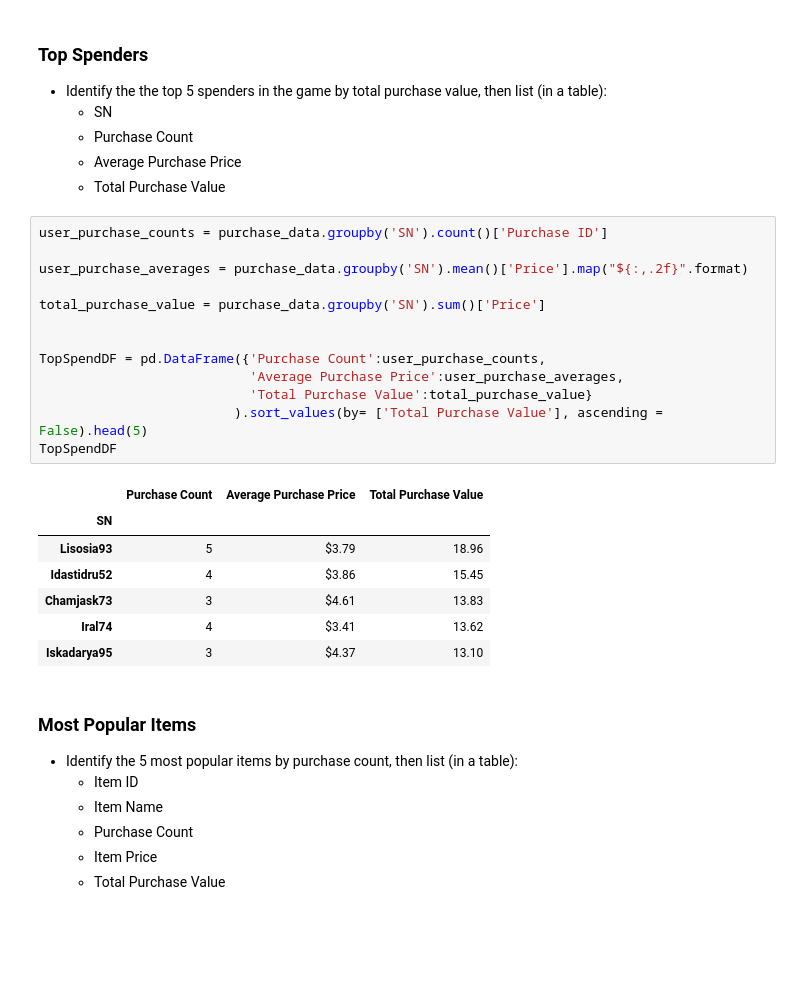
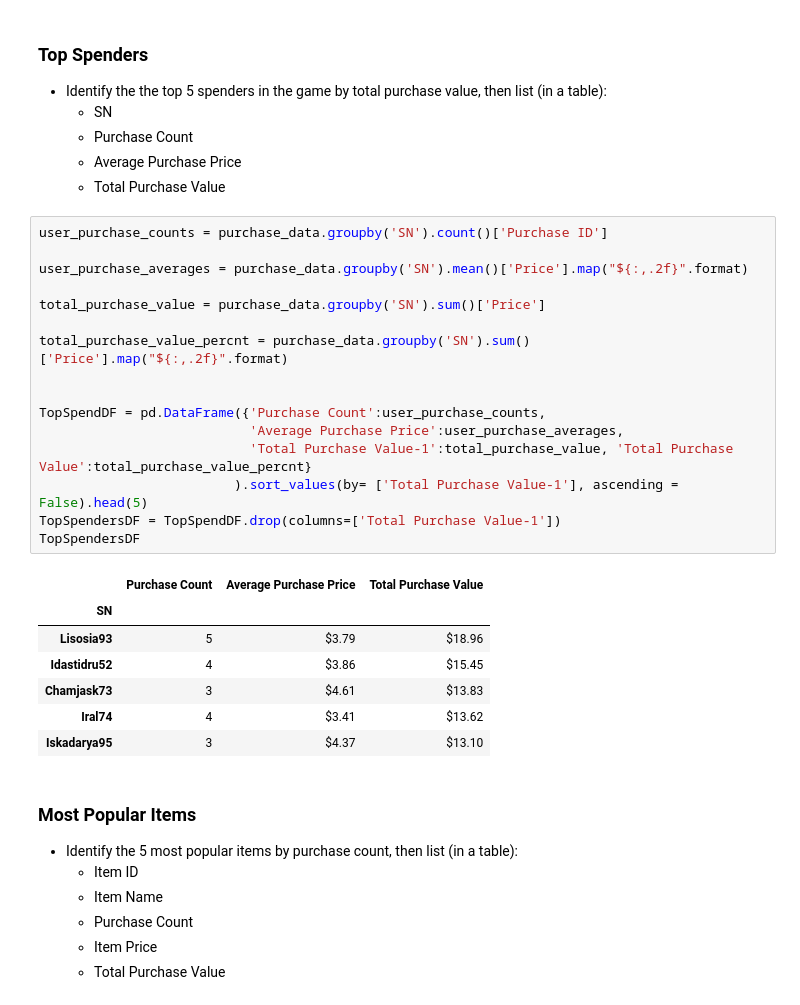
Before and after one commit to ashsams18/pandas-challenge, a Jupyter notebook: HeroesOfPymoli/HeroesOfPymoliHomework.ipynb, the cells around one changed output. Drawn from its saved outputs; the diff is of its cells as text; blank space fills up the shorter version.

```diff
--- a/HeroesOfPymoli/HeroesOfPymoliHomework.ipynb
+++ b/HeroesOfPymoli/HeroesOfPymoliHomework.ipynb
@@ -247,24 +245,27 @@ PurchAnalysisAgeDF
 # %%
 user_purchase_counts = purchase_data.groupby('SN').count()['Purchase ID']
 
 user_purchase_averages = purchase_data.groupby('SN').mean()['Price'].map("${:,.2f}".format)
 
 total_purchase_value = purchase_data.groupby('SN').sum()['Price']
 
+total_purchase_value_percnt = purchase_data.groupby('SN').sum()['Price'].map("${:,.2f}".format)
+
 
 TopSpendDF = pd.DataFrame({'Purchase Count':user_purchase_counts,
                            'Average Purchase Price':user_purchase_averages,
-                           'Total Purchase Value':total_purchase_value}
-                         ).sort_values(by= ['Total Purchase Value'], ascending = False).head(5)
-TopSpendDF
+                           'Total Purchase Value-1':total_purchase_value, 'Total Purchase Value':total_purchase_value_percnt}
+                         ).sort_values(by= ['Total Purchase Value-1'], ascending = False).head(5)
+TopSpendersDF = TopSpendDF.drop(columns=['Total Purchase Value-1'])
+TopSpendersDF
 # %% [output]
 |  | Purchase Count | Average Purchase Price | Total Purchase Value |
 | SN |  |  |  |
-| Lisosia93 | 5 | $3.79 | 18.96 |
-| Idastidru52 | 4 | $3.86 | 15.45 |
-| Chamjask73 | 3 | $4.61 | 13.83 |
-| Iral74 | 4 | $3.41 | 13.62 |
-| Iskadarya95 | 3 | $4.37 | 13.10 |
+| Lisosia93 | 5 | $3.79 | $18.96 |
+| Idastidru52 | 4 | $3.86 | $15.45 |
+| Chamjask73 | 3 | $4.61 | $13.83 |
+| Iral74 | 4 | $3.41 | $13.62 |
+| Iskadarya95 | 3 | $4.37 | $13.10 |
 # %% [markdown]
 ### Most Popular Items
 
```
Also changed, not shown: parts of 5 cells of this notebook.
